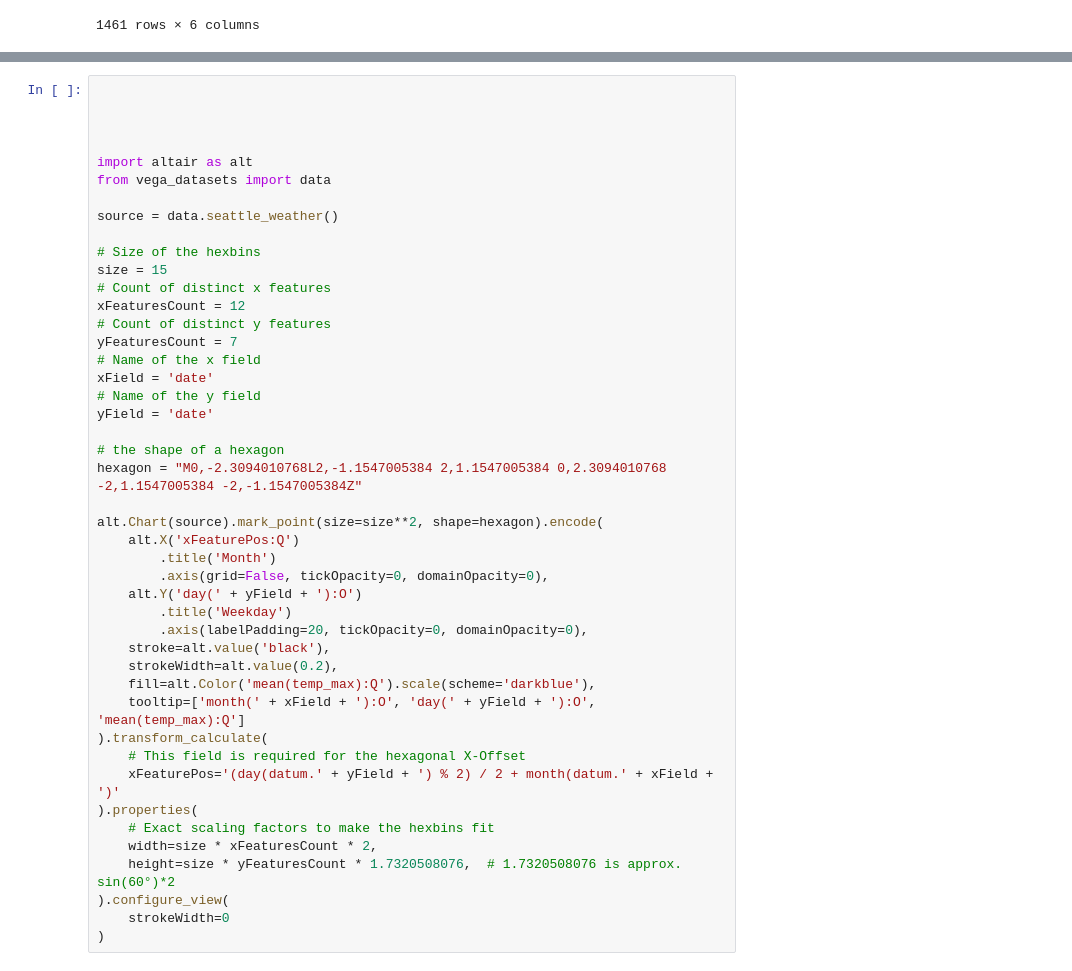
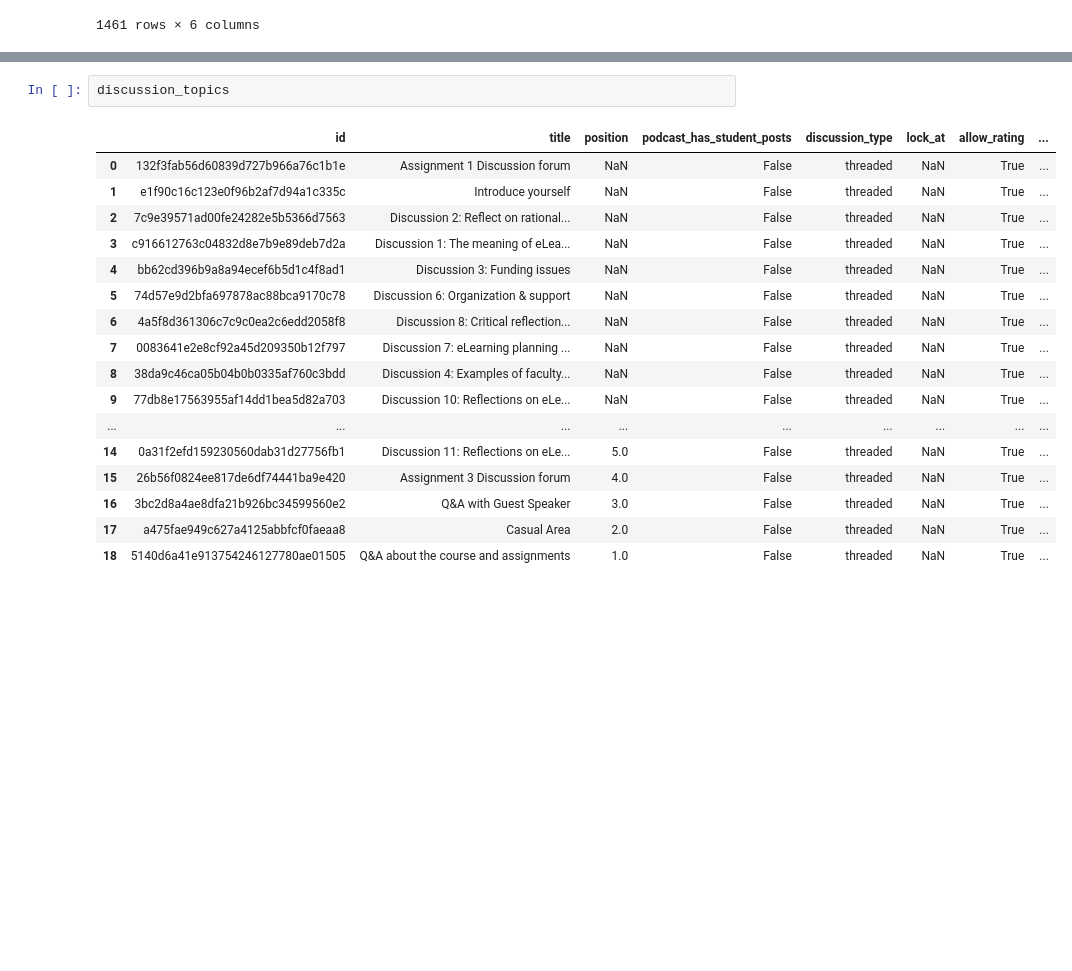
Before and after one commit to srfrew/2023-11-04_hack-la-2023, a Jupyter notebook: srfrew_eda.ipynb, the cells around one changed output, grey strips where cells are left out. Drawn from its saved outputs; the diff is of its cells as text; blank space fills up the shorter version.

Commit message:
update individual students

```diff
--- a/srfrew_eda.ipynb
+++ b/srfrew_eda.ipynb
@@ -235,45 +208,20 @@ alt.Chart(source).mark_rect().encode(
-# %%
-
-
-
-
-import altair as alt
-from vega_datasets import data
-
-source = data.seattle_weather()
-
-# Size of the hexbins
-size = 15
-# Count of distinct x features
-xFeaturesCount = 12
-# Count of distinct y features
-yFeaturesCount = 7
-# Name of the x field
-xField = 'date'
-# Name of the y field
-yField = 'date'
-
-# the shape of a hexagon
-hexagon = "M0,-2.3094010768L2,-1.1547005384 2,1.1547005384 0,2.3094010768 -2,1.1547005384 -2,-1.1547005384Z"
-
-alt.Chart(source).mark_point(size=size**2, shape=hexagon).encode(
-    alt.X('xFeaturePos:Q')
-        .title('Month')
-        .axis(grid=False, tickOpacity=0, domainOpacity=0),
-    alt.Y('day(' + yField + '):O')
-        .title('Weekday')
-        .axis(labelPadding=20, tickOpacity=0, domainOpacity=0),
-    stroke=alt.value('black'),
-    strokeWidth=alt.value(0.2),
-    fill=alt.Color('mean(temp_max):Q').scale(scheme='darkblue'),
-    tooltip=['month(' + xField + '):O', 'day(' + yField + '):O', 'mean(temp_max):Q']
-).transform_calculate(
-    # This field is required for the hexagonal X-Offset
-    xFeaturePos='(day(datum.' + yField + ') % 2) / 2 + month(datum.' + xField + ')'
-).properties(
-    # Exact scaling factors to make the hexbins fit
-    width=size * xFeaturesCount * 2,
-    height=size * yFeaturesCount * 1.7320508076,  # 1.7320508076 is approx. sin(60°)*2
-).configure_view(
-    strokeWidth=0
-)
+# %%
+discussion_topics
+# %% [output]
+|  | id | title | position | podcast_has_student_posts | discussion_type | lock_at | allow_rating | ... |
+| 0 | 132f3fab56d60839d727b966a76c1b1e | Assignment 1 Discussion forum | NaN | False | threaded | NaN | True | ... |
+| 1 | e1f90c16c123e0f96b2af7d94a1c335c | Introduce yourself | NaN | False | threaded | NaN | True | ... |
+| 2 | 7c9e39571ad00fe24282e5b5366d7563 | Discussion 2: Reflect on rational... | NaN | False | threaded | NaN | True | ... |
+| 3 | c916612763c04832d8e7b9e89deb7d2a | Discussion 1: The meaning of eLea... | NaN | False | threaded | NaN | True | ... |
+| 4 | bb62cd396b9a8a94ecef6b5d1c4f8ad1 | Discussion 3: Funding issues | NaN | False | threaded | NaN | True | ... |
+| 5 | 74d57e9d2bfa697878ac88bca9170c78 | Discussion 6: Organization & support | NaN | False | threaded | NaN | True | ... |
+| 6 | 4a5f8d361306c7c9c0ea2c6edd2058f8 | Discussion 8: Critical reflection... | NaN | False | threaded | NaN | True | ... |
+| 7 | 0083641e2e8cf92a45d209350b12f797 | Discussion 7: eLearning planning ... | NaN | False | threaded | NaN | True | ... |
+| 8 | 38da9c46ca05b04b0b0335af760c3bdd | Discussion 4: Examples of faculty... | NaN | False | threaded | NaN | True | ... |
+| 9 | 77db8e17563955af14dd1bea5d82a703 | Discussion 10: Reflections on eLe... | NaN | False | threaded | NaN | True | ... |
+| ... | ... | ... | ... | ... | ... | ... | ... | ... |
+| 14 | 0a31f2efd159230560dab31d27756fb1 | Discussion 11: Reflections on eLe... | 5.0 | False | threaded | NaN | True | ... |
+| 15 | 26b56f0824ee817de6df74441ba9e420 | Assignment 3 Discussion forum | 4.0 | False | threaded | NaN | True | ... |
+| 16 | 3bc2d8a4ae8dfa21b926bc34599560e2 | Q&A with Guest Speaker | 3.0 | False | threaded | NaN | True | ... |
+| 17 | a475fae949c627a4125abbfcf0faeaa8 | Casual Area | 2.0 | False | threaded | NaN | True | ... |
+| 18 | 5140d6a41e913754246127780ae01505 | Q&A about the course and assignments | 1.0 | False | threaded | NaN | True | ... |
```
Also changed, not shown: parts of 5 cells of this notebook, 1 other file.
